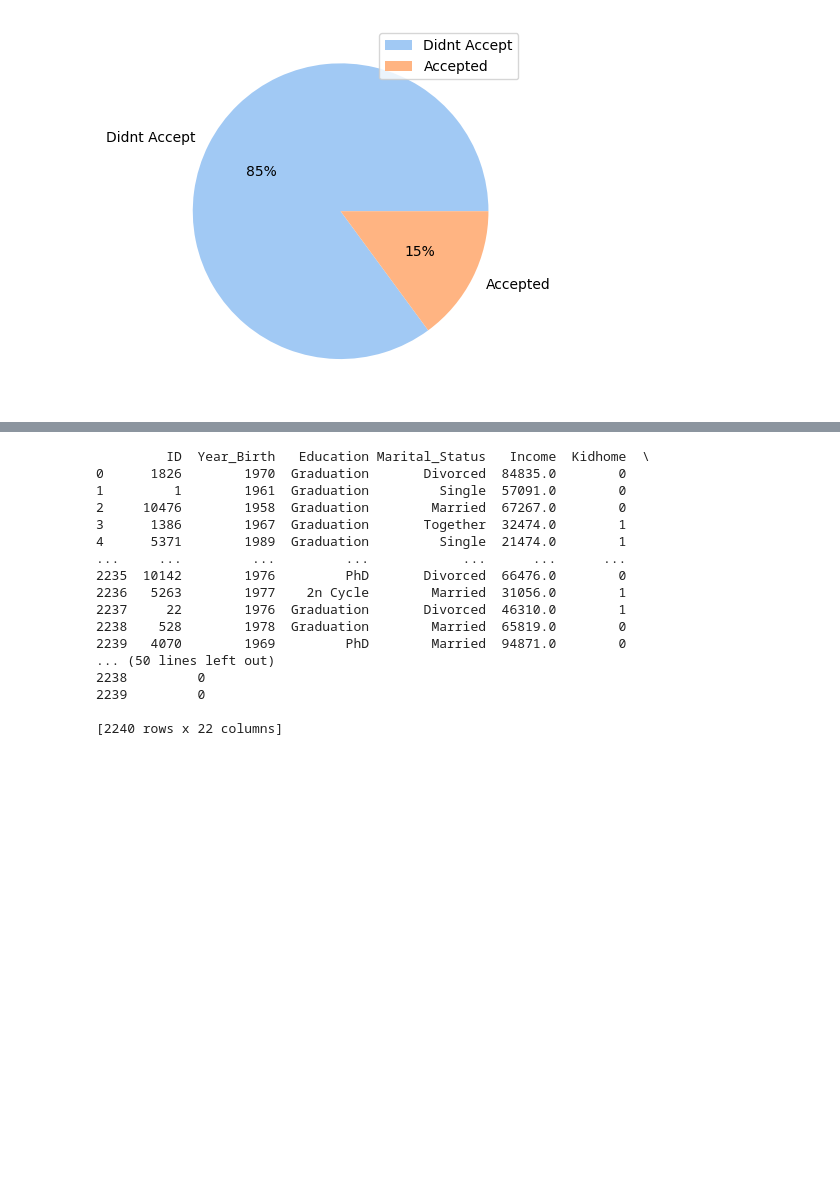
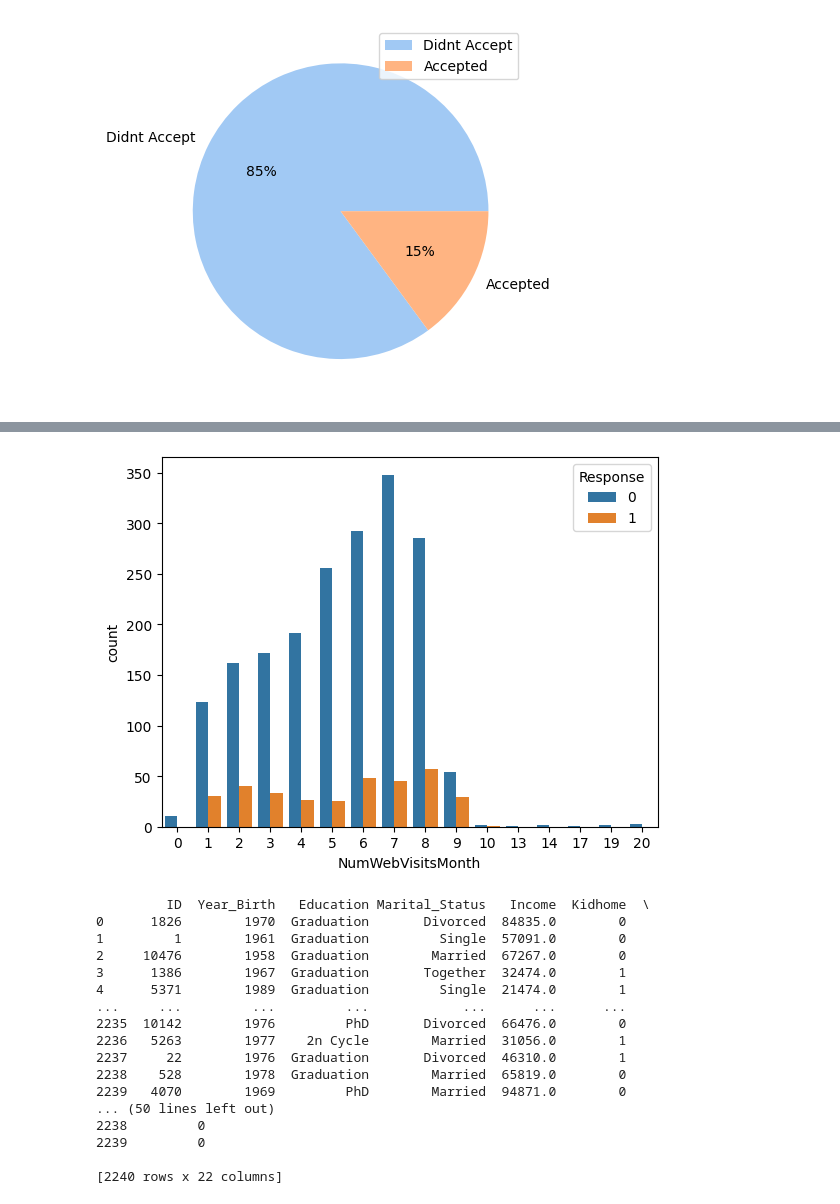
Before and after one commit to LexLorenzo/MachineLearningProjects, a Jupyter notebook: Lab_Exercise_2/Data_Analytics.ipynb, the cells around one changed output, grey strips where cells are left out. Saved outputs shown, nothing was run; the diff lists cells and outputs as text; code cells hidden in the pictures; blank space fills up the shorter version.

```diff
--- a/Lab_Exercise_2/Data_Analytics.ipynb
+++ b/Lab_Exercise_2/Data_Analytics.ipynb
@@ -74,3 +73,8 @@ plt.show()
+# %%
+sns.barplot(x = 'NumWebVisitsMonth', y='count', hue = 'Response',data=df[['NumWebVisitsMonth', 'Response']].value_counts().reset_index())
+plt.show()
+# %% [output]
+[figure, added]
 # %%
 print(df)
 # %% [output]
```
Also changed, not shown: parts of 4 cells of this notebook, 6 other files.
